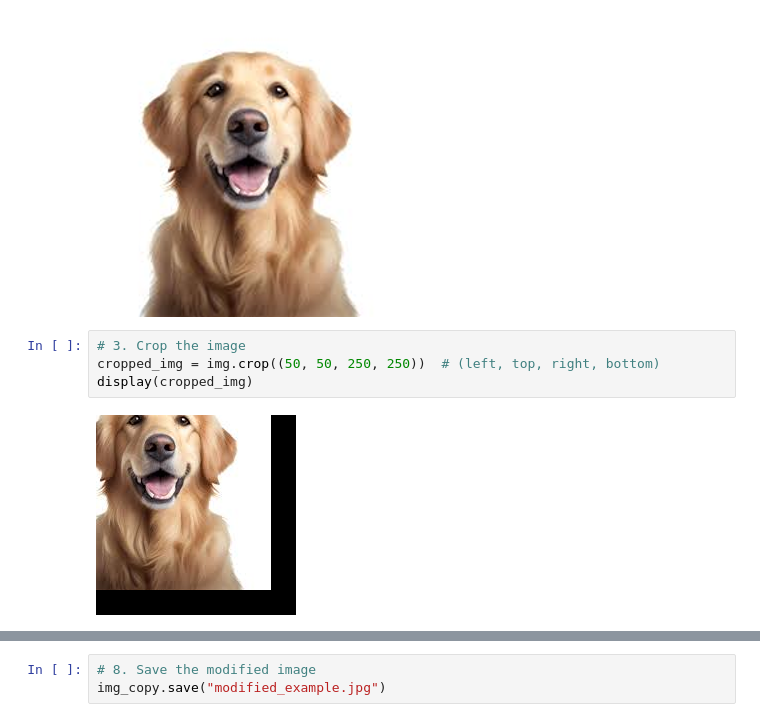
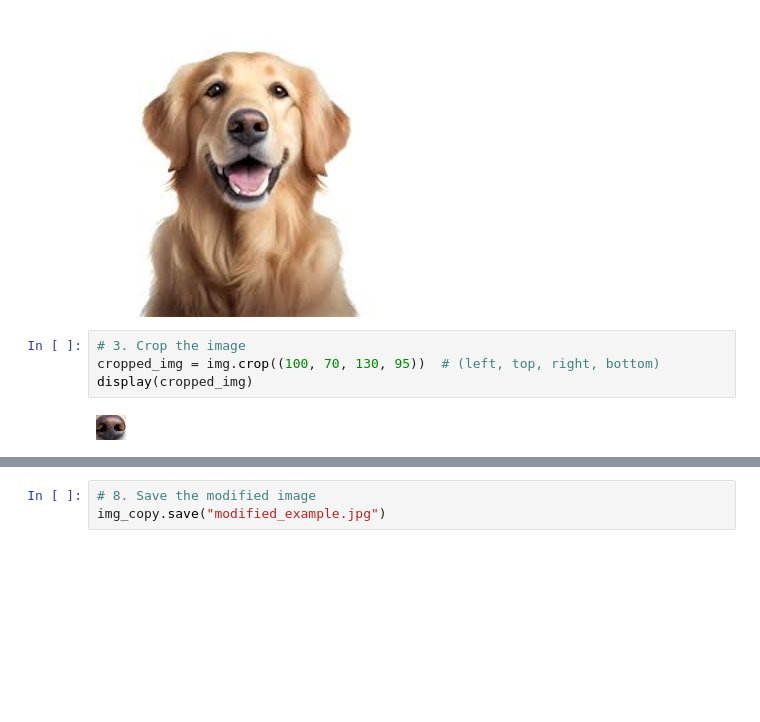
Before and after one commit to susara-ouchi/DA-2009---Scripts, a Jupyter notebook: Week 09/PIL_example/PIL_example.ipynb, the cells around one changed output, grey strips where cells are left out. Drawn from its saved outputs; the diff is of its cells as text; blank space fills up the shorter version.

```diff
--- a/Week 09/PIL_example/PIL_example.ipynb
+++ b/Week 09/PIL_example/PIL_example.ipynb
@@ -20,10 +20,10 @@ display(resized_img)
 [figure]
 # %%
 # 3. Crop the image
-cropped_img = img.crop((50, 50, 250, 250))  # (left, top, right, bottom)
+cropped_img = img.crop((100, 70, 130, 95))  # (left, top, right, bottom)
 display(cropped_img)
 # %% [output]
-[figure, old version]
+[figure, new version]
 # %%
 # 4. Rotate the image
 rotated_img = img.rotate(45)  # Rotate 45 degrees
```
Also changed, not shown: parts of 5 cells of this notebook, 2 other files.
